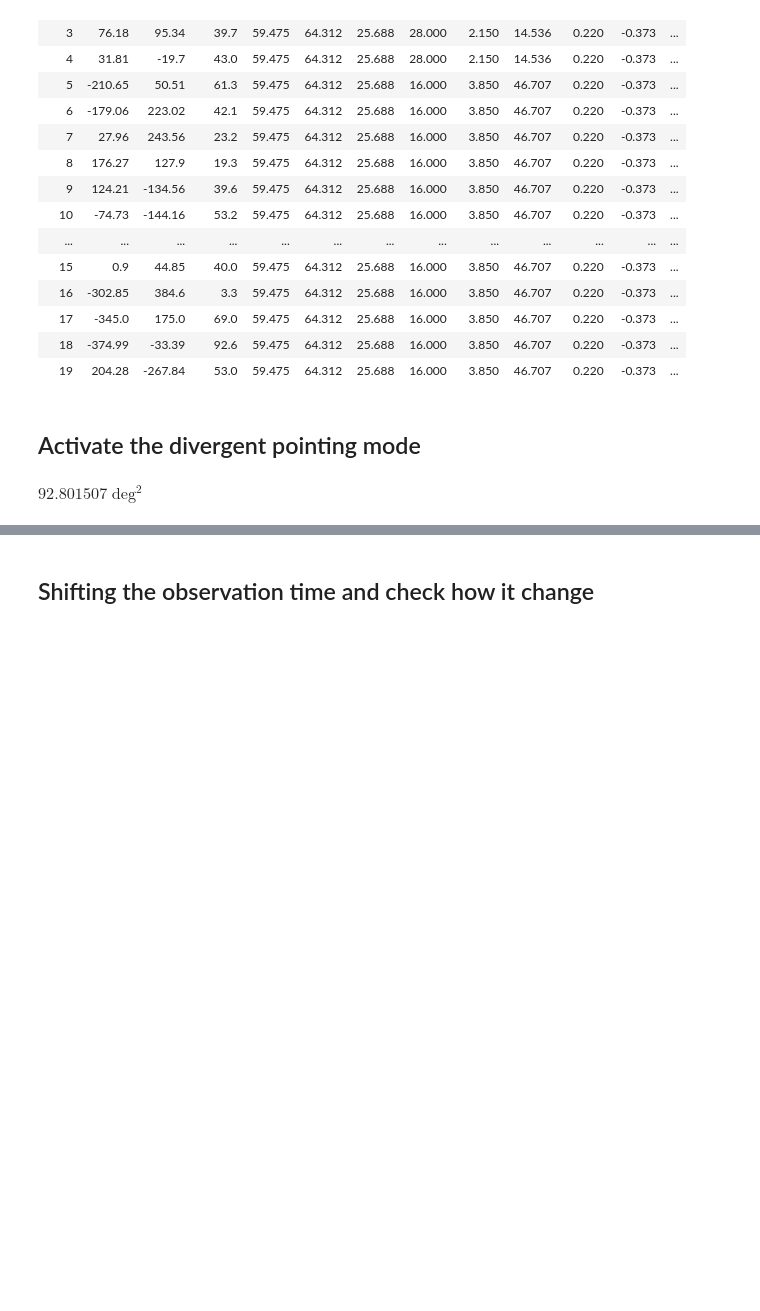
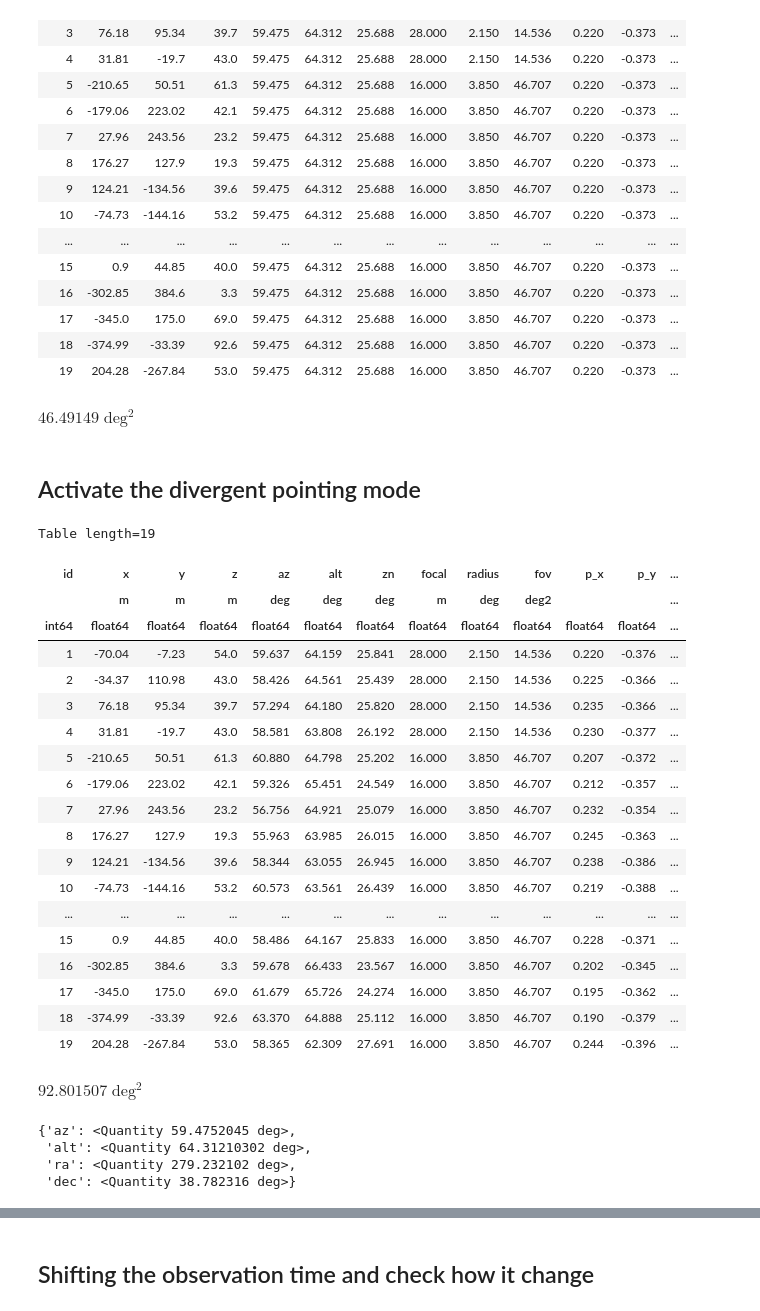
Before and after one commit to HESOFTS/Divergent-Pointing, a Jupyter notebook: Tutorial_2_CTA_Info.ipynb, the cells around one changed output, grey strips where cells are left out. Saved outputs shown, nothing was run; the diff lists cells and outputs as text; code cells hidden in the pictures; blank space fills up the shorter version.

```diff
--- a/Tutorial_2_CTA_Info.ipynb
+++ b/Tutorial_2_CTA_Info.ipynb
@@ -37,7 +36,7 @@ cta.navigation_plot(label="Vega")
 # %%
 array =  LoadConfig("./config/layout-3AL4M15-5.txt", frame=cta, pointing2src=True)
 
-#array.set_pointing_coord(ra=279.232102, dec=38.782316)
+array.set_pointing_coord(ra=279.232102, dec=38.782316)
 
 array.table.units='deg'
 array.table
@@ -62,6 +61,10 @@ Table length=19
 | 17 | -345.0 | 175.0 | 69.0 | 59.475 | 64.312 | 25.688 | 16.000 | 3.850 | 46.707 | 0.220 | -0.373 | ... |
 | 18 | -374.99 | -33.39 | 92.6 | 59.475 | 64.312 | 25.688 | 16.000 | 3.850 | 46.707 | 0.220 | -0.373 | ... |
 | 19 | 204.28 | -267.84 | 53.0 | 59.475 | 64.312 | 25.688 | 16.000 | 3.850 | 46.707 | 0.220 | -0.373 | ... |
+# %%
+array.hFoV(m_cut=3)
+# %% [output]
+$46.49149 \; \mathrm{deg^{2}}$
 # %% [markdown]
 ## Activate the divergent pointing mode
 # %%
@@ -69,7 +72,37 @@ array.divergent_pointing(0)
+# %%
+array.table
+# %% [output]
+Table length=19
+| id | x | y | z | az | alt | zn | focal | radius | fov | p_x | p_y | ... |
+|  | m | m | m | deg | deg | deg | m | deg | deg2 |  |  | ... |
+| int64 | float64 | float64 | float64 | float64 | float64 | float64 | float64 | float64 | float64 | float64 | float64 | ... |
+| 1 | -70.04 | -7.23 | 54.0 | 59.637 | 64.159 | 25.841 | 28.000 | 2.150 | 14.536 | 0.220 | -0.376 | ... |
+| 2 | -34.37 | 110.98 | 43.0 | 58.426 | 64.561 | 25.439 | 28.000 | 2.150 | 14.536 | 0.225 | -0.366 | ... |
+| 3 | 76.18 | 95.34 | 39.7 | 57.294 | 64.180 | 25.820 | 28.000 | 2.150 | 14.536 | 0.235 | -0.366 | ... |
+| 4 | 31.81 | -19.7 | 43.0 | 58.581 | 63.808 | 26.192 | 28.000 | 2.150 | 14.536 | 0.230 | -0.377 | ... |
+| 5 | -210.65 | 50.51 | 61.3 | 60.880 | 64.798 | 25.202 | 16.000 | 3.850 | 46.707 | 0.207 | -0.372 | ... |
+| 6 | -179.06 | 223.02 | 42.1 | 59.326 | 65.451 | 24.549 | 16.000 | 3.850 | 46.707 | 0.212 | -0.357 | ... |
+| 7 | 27.96 | 243.56 | 23.2 | 56.756 | 64.921 | 25.079 | 16.000 | 3.850 | 46.707 | 0.232 | -0.354 | ... |
+| 8 | 176.27 | 127.9 | 19.3 | 55.963 | 63.985 | 26.015 | 16.000 | 3.850 | 46.707 | 0.245 | -0.363 | ... |
+| 9 | 124.21 | -134.56 | 39.6 | 58.344 | 63.055 | 26.945 | 16.000 | 3.850 | 46.707 | 0.238 | -0.386 | ... |
+| 10 | -74.73 | -144.16 | 53.2 | 60.573 | 63.561 | 26.439 | 16.000 | 3.850 | 46.707 | 0.219 | -0.388 | ... |
+| ... | ... | ... | ... | ... | ... | ... | ... | ... | ... | ... | ... | ... |
+| 15 | 0.9 | 44.85 | 40.0 | 58.486 | 64.167 | 25.833 | 16.000 | 3.850 | 46.707 | 0.228 | -0.371 | ... |
+| 16 | -302.85 | 384.6 | 3.3 | 59.678 | 66.433 | 23.567 | 16.000 | 3.850 | 46.707 | 0.202 | -0.345 | ... |
+| 17 | -345.0 | 175.0 | 69.0 | 61.679 | 65.726 | 24.274 | 16.000 | 3.850 | 46.707 | 0.195 | -0.362 | ... |
+| 18 | -374.99 | -33.39 | 92.6 | 63.370 | 64.888 | 25.112 | 16.000 | 3.850 | 46.707 | 0.190 | -0.379 | ... |
+| 19 | 204.28 | -267.84 | 53.0 | 58.365 | 62.309 | 27.691 | 16.000 | 3.850 | 46.707 | 0.244 | -0.396 | ... |
 # %%
 array.hFoV(m_cut=3)
 # %% [output]
 $92.801507 \; \mathrm{deg^{2}}$
+# %%
+array.pointing
+# %% [output]
+{'az': <Quantity 59.4752045 deg>,
+ 'alt': <Quantity 64.31210302 deg>,
+ 'ra': <Quantity 279.232102 deg>,
+ 'dec': <Quantity 38.782316 deg>}
 # %%
 array.skymap_polar()
 # %% [output]
```
Also changed, not shown: parts of 4 cells of this notebook, 4 other files.
